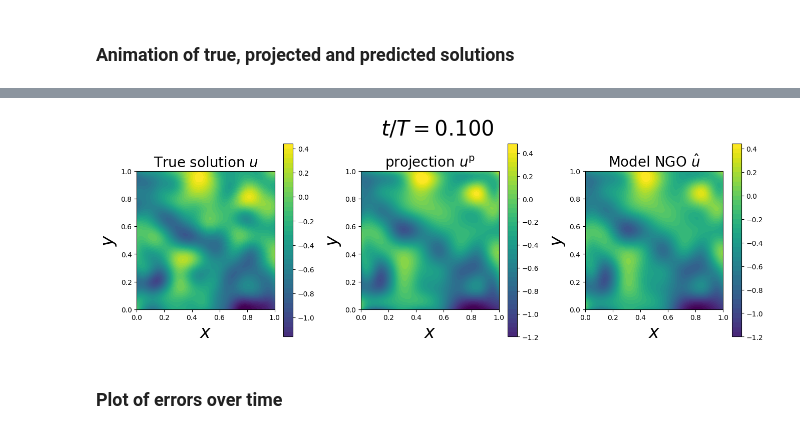
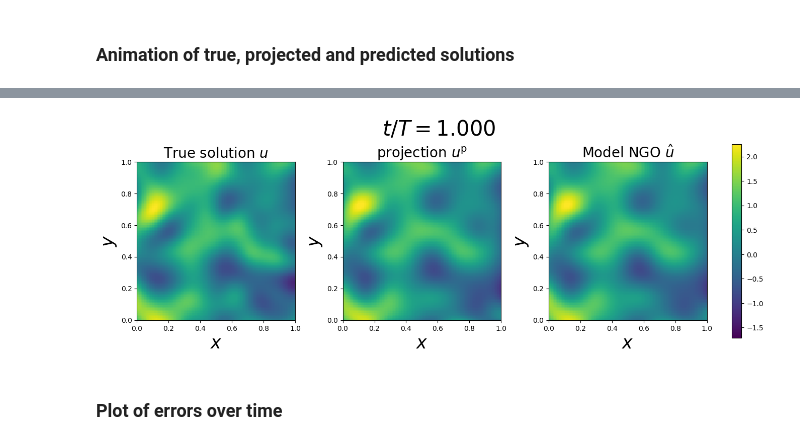
Before and after one commit to JoostHMPrins/ngo, a Jupyter notebook: examples/timedependentdiffusion.ipynb, the cells around one changed output, grey strips where cells are left out. Cells and saved outputs as stored; diff of their text form; code cells hidden in the pictures.

Commit message:
Accelerated animation generator

```diff
--- a/examples/timedependentdiffusion.ipynb
+++ b/examples/timedependentdiffusion.ipynb
@@ -169,7 +169,7 @@ models = {'Projection': projection,
 # %%
 tau = 0.1 #time scale of manufactured solution test sample
 l = 0.1 #length scale of manufactured solution test sample
-N_timesteps = 11 #number of time steps
+N_timesteps = 101 #number of time steps
 t_values = np.linspace(0, (N_timesteps-1)*projection.hparams['Dt'], N_timesteps)  # Time steps for the animation
 # %%
 # Set number of samples to 1 for animation generation
@@ -221,35 +221,46 @@ u_exact = u.forward(X)
 u_proj = projection.simforward(theta, f, eta_y0, eta_yL, g_x0, g_xL, u0, X, u)
 u_hat_modelNGO = modelNGO.simforward(theta, f, eta_y0, eta_yL, g_x0, g_xL, u0, X, u)
 
-# Evaluate min and max for consistent color scaling
-X_all = torch.tensor(t_values, dtype=hparams['dtype'], device=hparams['device']), xi_x, xi_y
-u_all = u.forward(X_all)
-u_min = torch.amin(u_all)
-u_max = torch.amax(u_all)
-
 # Create meshgrid for contour plots
 X_mesh, Y_mesh = torch.meshgrid(X[1], X[2], indexing='ij')
 
-# Initialize figure and axes
+# Evaluate min and max for consistent color scaling
+X_all = torch.tensor(t_values, dtype=hparams['dtype'], device=hparams['device']), xi_x, xi_y
+u_all_true = u.forward(X_all)
+u_min = torch.amin(u_all_true)
+u_max = torch.amax(u_all_true)
+
+import matplotlib.colors as mcolors
+shared_norm = mcolors.Normalize(vmin=float(u_min), vmax=float(u_max))
+
+# Meshgrid (numpy for pcolormesh)
+X_mesh, Y_mesh = torch.meshgrid(X[1], X[2], indexing='ij')
+Xn = X_mesh.cpu().numpy()
+Yn = Y_mesh.cpu().numpy()
+
 fig, axs = plt.subplots(1, 3, figsize=(16, 5), facecolor='none')
 for ax in axs:
     ax.set_facecolor('none')
-fig.subplots_adjust(left=None, bottom=None, right=None, top=None, wspace=0.3, hspace=0)
-cb_kwargs = dict(alpha=0.9)  # tweak as needed
+fig.subplots_adjust(wspace=0.3)
 
+# Initial fields
+u_exact = u.forward(X)
+u_proj = projection.simforward(theta, f, eta_y0, eta_yL, g_x0, g_xL, u0, X, u)
+u_hat_modelNGO = modelNGO.simforward(theta, f, eta_y0, eta_yL, g_x0, g_xL, u0, X, u)
+
+# Create pcolormesh objects
 ax = axs[0]
-fig0 = ax.contourf(X_mesh.cpu(), Y_mesh.cpu(), u_exact[0,0].cpu(), levels=50, vmin=u_min, vmax=u_max)
+pcm_true = ax.pcolormesh(Xn, Yn, u_exact[0,0].cpu().numpy(), shading='auto', norm=shared_norm)
 ax.ticklabel_format(style='sci', scilimits=[-3,3])
 ax.set_xlabel(r'$x$', fontsize=size_axeslabels)
 ax.set_ylabel(r'$y$', fontsize=size_axeslabels)
 ax.set_xlim(0,1)
 ax.set_ylim(0,1)
 ax.set_aspect('equal')
-ax.set_title('True solution $u$', fontsize=size_title)
-plt.colorbar(fig0)
+ax.set_title('True solution $u$', fontsize=size_title)# ax.set_aspect('equal')
 
 ax = axs[1]
-fig1 = ax.contourf(X_mesh.cpu(), Y_mesh.cpu(), u_proj[0,0].cpu(), levels=50, vmin=u_min, vmax=u_max)
+pcm_proj = ax.pcolormesh(Xn, Yn, u_proj[0,0].cpu().numpy(), shading='auto', norm=shared_norm)
 ax.ticklabel_format(style='sci', scilimits=[-3,3])
 ax.set_xlabel(r'$x$', fontsize=size_axeslabels)
 ax.set_ylabel(r'$y$', fontsize=size_axeslabels)
@@ -257,55 +268,52 @@ ax.set_xlim(0,1)
 ax.set_ylim(0,1)
 ax.set_aspect('equal')
 ax.set_title('projection $u^{\mathrm{p}}$', fontsize=size_title)
-plt.colorbar(fig1)
 
 ax = axs[2]
-fig2 = ax.contourf(X_mesh.cpu(), Y_mesh.cpu(), u_hat_modelNGO[0,0].detach().cpu(), levels=50, vmin=u_min, vmax=u_max)
+pcm_hat  = ax.pcolormesh(Xn, Yn, u_hat_modelNGO[0,0].detach().cpu().numpy(), shading='auto', norm=shared_norm)
 ax.ticklabel_format(style='sci', scilimits=[-3,3])
 ax.set_xlabel(r'$x$', fontsize=size_axeslabels)
 ax.set_ylabel(r'$y$', fontsize=size_axeslabels)
 ax.set_xlim(0,1)
 ax.set_ylim(0,1)
 ax.set_aspect('equal')
-ax.set_title('Model NGO $\hat{u}$', fontsize=size_title)
-plt.colorbar(fig2)
+ax.set_title('Model NGO $\\hat{u}$', fontsize=size_title)
 
+# Shared colorbar
+cbar = fig.colorbar(pcm_true, ax=axs, fraction=0.046, pad=0.04)
+# cbar.set_label('Value')
 
-# Update function for the animation
 def update(t):
     print(t)
+    xi_t = modelNGO.t_0 + xi_t_0
+    X_local = (xi_t, xi_x, xi_y)
 
-    # Update evaluation points to current time
-    xi_t = modelNGO.t_0 + xi_t_0
-    X = xi_t, xi_x, xi_y
+    u_exact_t = u.forward(X_local)
+    u_proj_t = projection.simforward(theta, f, eta_y0, eta_yL, g_x0, g_xL, u0, X_local, u)
+    u_hat_t  = modelNGO.simforward(theta, f, eta_y0, eta_yL, g_x0, g_xL, u0, X_local, u)
 
-    # Compute fields at current time
-    u_exact = u.forward(X)
-    u_proj = projection.simforward(theta, f, eta_y0, eta_yL, g_x0, g_xL, u0, X, u)
-    u_hat_modelNGO = modelNGO.simforward(theta, f, eta_y0, eta_yL, g_x0, g_xL, u0, X, u)
+    pcm_true.set_array(u_exact_t[0,0].cpu().numpy().ravel())
+    pcm_proj.set_array(u_proj_t[0,0].cpu().numpy().ravel())
+    pcm_hat.set_array(u_hat_t[0,0].detach().cpu().numpy().ravel())
 
-    # Plot updated fields
-    ax = axs[0]
-    tripcolor_plot = ax.contourf(X_mesh.cpu(), Y_mesh.cpu(), u_exact[0,0].cpu(), levels=50, vmin=u_min, vmax=u_max)
-    ax = axs[1]
-    tripcolor_plot = ax.contourf(X_mesh.cpu(), Y_mesh.cpu(), u_proj[0,0].cpu(), levels=50, vmin=u_min, vmax=u_max)
-    ax = axs[2]
-    tripcolor_plot = ax.contourf(X_mesh.cpu(), Y_mesh.cpu(),u_hat_modelNGO[0,0].detach().cpu(), levels=50, vmin=u_min, vmax=u_max)
-    plt.suptitle(f'$t/T=${t:.3f}', fontsize=30)
+    plt.suptitle(f'$t/T={t:.3f}$', fontsize=30)
 
-    # Advance time steps, basis and quadrature in the models
     projection.time_step()
     modelNGO.time_step()
+
+ani = FuncAnimation(fig, update, frames=t_values, repeat=False)
+# ani.save('animation_timestepping_NGO.mp4', writer='ffmpeg', fps=10, savefig_kwargs={'transparent': True})
+# plt.show()
 
 # Create the animation
 ani = FuncAnimation(fig, update, frames=t_values, repeat=False)
 
 #Save or display animation
 # in GIF format
-ani.save('animation_timestepping_NGO.gif', writer='pillow', fps=10, savefig_kwargs={'transparent': True})
+# ani.save('animation_timestepping_NGO.gif', writer='pillow', fps=10, savefig_kwargs={'transparent': True})
 
 # Or in MP4 format
-# ani.save('animation_timestepping_NGO.mp4', writer='ffmpeg', fps=10, savefig_kwargs={'transparent': True})
+ani.save('animation_timestepping_NGO.mp4', writer='ffmpeg', fps=10, savefig_kwargs={'transparent': True})
 
 plt.show()
 # %% [output]
@@ -324,4 +337,4 @@ plt.show()
-[figure, old version]
+[figure, new version]
 # %% [markdown]
 ### Plot of errors over time
 # %%
```
Also changed, not shown: parts of 4 cells of this notebook.
